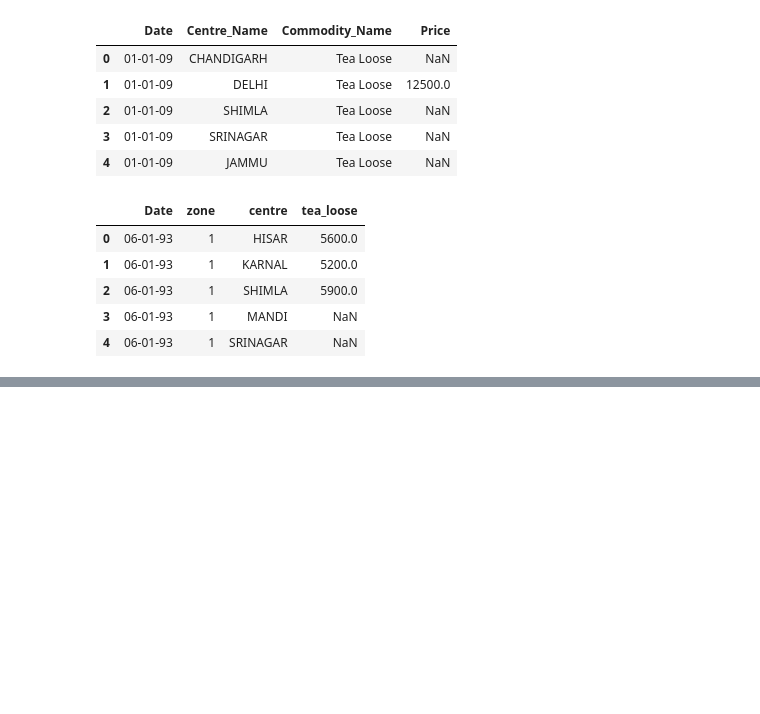
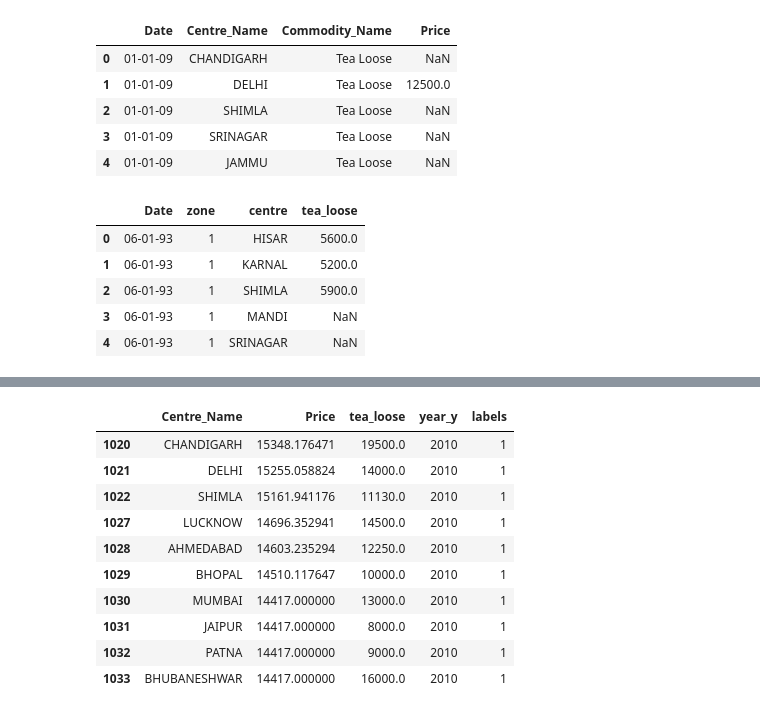
Before and after one commit to bitanb1999/FeyNN, a Jupyter notebook: FeyNN.ipynb, the cells around one changed output, grey strips where cells are left out. Saved outputs shown, nothing was run; the diff lists cells and outputs as text; code cells hidden in the pictures; blank space fills up the shorter version.

```diff
--- a/FeyNN.ipynb
+++ b/FeyNN.ipynb
@@ -757,0 +758,14 @@ df[df['labels']==0].describe()
+# %%
+df[df['labels']==1].head(10)
+# %% [output]
+|  | Centre_Name | Price | tea_loose | year_y | labels |
+| 1020 | CHANDIGARH | 15348.176471 | 19500.0 | 2010 | 1 |
+| 1021 | DELHI | 15255.058824 | 14000.0 | 2010 | 1 |
+| 1022 | SHIMLA | 15161.941176 | 11130.0 | 2010 | 1 |
+| 1027 | LUCKNOW | 14696.352941 | 14500.0 | 2010 | 1 |
+| 1028 | AHMEDABAD | 14603.235294 | 12250.0 | 2010 | 1 |
+| 1029 | BHOPAL | 14510.117647 | 10000.0 | 2010 | 1 |
+| 1030 | MUMBAI | 14417.000000 | 13000.0 | 2010 | 1 |
+| 1031 | JAIPUR | 14417.000000 | 8000.0 | 2010 | 1 |
+| 1032 | PATNA | 14417.000000 | 9000.0 | 2010 | 1 |
+| 1033 | BHUBANESHWAR | 14417.000000 | 16000.0 | 2010 | 1 |
```
Also changed, not shown: parts of 20 cells of this notebook.
